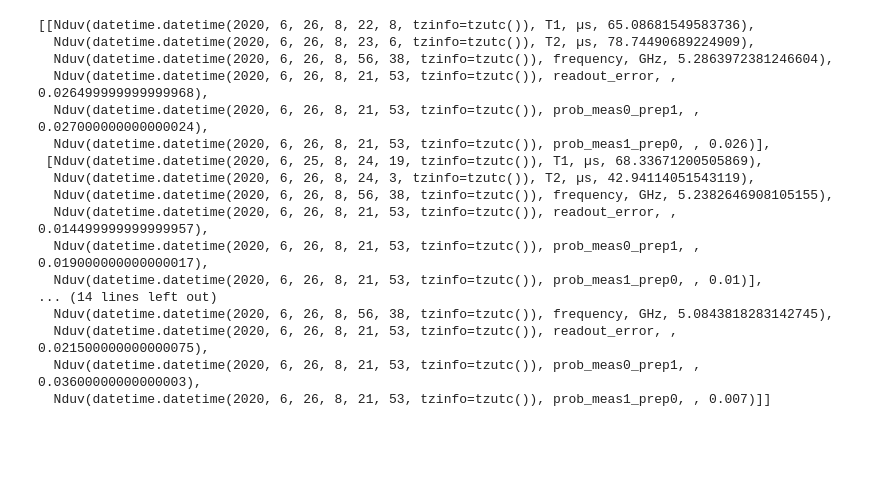
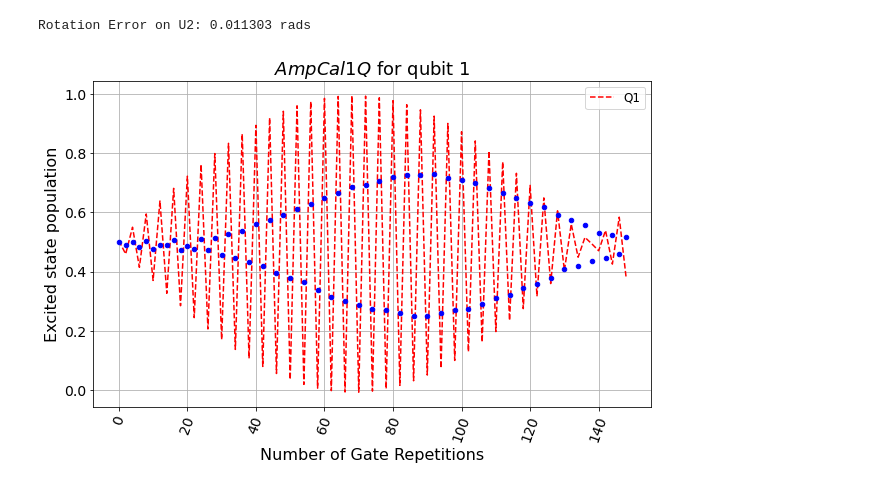
Before and after one commit to a-kapila/quantum-error, a Jupyter notebook: data_and_scripts/dmft_error/amp_and_ang_errors.ipynb, the cells around one changed output. Cells and saved outputs as stored; diff of their text form; code cells hidden in the pictures; blank space fills up the shorter version.

```diff
--- a/data_and_scripts/dmft_error/amp_and_ang_errors.ipynb
+++ b/data_and_scripts/dmft_error/amp_and_ang_errors.ipynb
@@ -10,20 +10,0 @@ backend = provider.get_backend('ibmqx2')
-# %%
-backend.properties().qubits
-# %% [output]
-[[Nduv(datetime.datetime(2020, 6, 26, 8, 22, 8, tzinfo=tzutc()), T1, µs, 65.08681549583736),
-  Nduv(datetime.datetime(2020, 6, 26, 8, 23, 6, tzinfo=tzutc()), T2, µs, 78.74490689224909),
-  Nduv(datetime.datetime(2020, 6, 26, 8, 56, 38, tzinfo=tzutc()), frequency, GHz, 5.2863972381246604),
-  Nduv(datetime.datetime(2020, 6, 26, 8, 21, 53, tzinfo=tzutc()), readout_error, , 0.026499999999999968),
-  Nduv(datetime.datetime(2020, 6, 26, 8, 21, 53, tzinfo=tzutc()), prob_meas0_prep1, , 0.027000000000000024),
-  Nduv(datetime.datetime(2020, 6, 26, 8, 21, 53, tzinfo=tzutc()), prob_meas1_prep0, , 0.026)],
- [Nduv(datetime.datetime(2020, 6, 25, 8, 24, 19, tzinfo=tzutc()), T1, µs, 68.33671200505869),
-  Nduv(datetime.datetime(2020, 6, 26, 8, 24, 3, tzinfo=tzutc()), T2, µs, 42.94114051543119),
-  Nduv(datetime.datetime(2020, 6, 26, 8, 56, 38, tzinfo=tzutc()), frequency, GHz, 5.2382646908105155),
-  Nduv(datetime.datetime(2020, 6, 26, 8, 21, 53, tzinfo=tzutc()), readout_error, , 0.014499999999999957),
-  Nduv(datetime.datetime(2020, 6, 26, 8, 21, 53, tzinfo=tzutc()), prob_meas0_prep1, , 0.019000000000000017),
-  Nduv(datetime.datetime(2020, 6, 26, 8, 21, 53, tzinfo=tzutc()), prob_meas1_prep0, , 0.01)],
-... (14 lines left out)
-  Nduv(datetime.datetime(2020, 6, 26, 8, 56, 38, tzinfo=tzutc()), frequency, GHz, 5.0843818283142745),
-  Nduv(datetime.datetime(2020, 6, 26, 8, 21, 53, tzinfo=tzutc()), readout_error, , 0.021500000000000075),
-  Nduv(datetime.datetime(2020, 6, 26, 8, 21, 53, tzinfo=tzutc()), prob_meas0_prep1, , 0.03600000000000003),
-  Nduv(datetime.datetime(2020, 6, 26, 8, 21, 53, tzinfo=tzutc()), prob_meas1_prep0, , 0.007)]]
@@ -36,0 +14,28 @@ job = qiskit.execute(circuit[0], backend=backend, shots=1024)
+# %%
+"""
+Taken from https://qiskit.org/documentation/apidoc/characterization.html
+1 Qubit Amplitude Cal
+"""
+
+circuit, xdata = ampcal_1Q_circuits(75, qubits)
+job = qiskit.execute(circuit, backend=backend, shots=8192)
+plt.figure(figsize=(10, 6))
+initial_theta = 0.02
+initial_c = 0.5
+initial_phi = 0.1
+
+
+fit = AmpCalFitter(job.result(), xdata, qubits,
+                   fit_p0=[initial_theta, initial_c],
+                   fit_bounds=([-np.pi, -1],
+                               [np.pi, 1]))
+
+# plot the result for the number 1 indexed qubit.
+# In this case that refers to Q2 since we passed in as [4, 2])
+fit.plot(0, ax=plt.gca())
+
+print("Rotation Error on U2: %f rads"%(fit.angle_err()[0]))
+plt.show()
+# %% [output]
+Rotation Error on U2: 0.011303 rads
+[figure, added]
```
Also changed, not shown: parts of 10 cells of this notebook, 3 other files.
